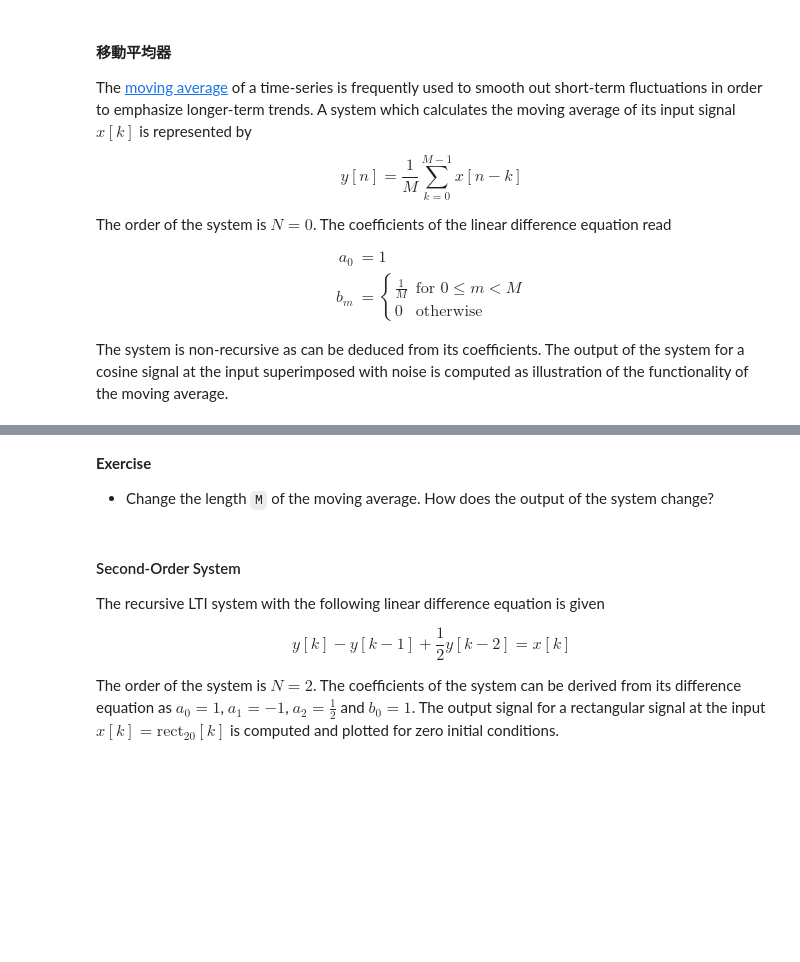
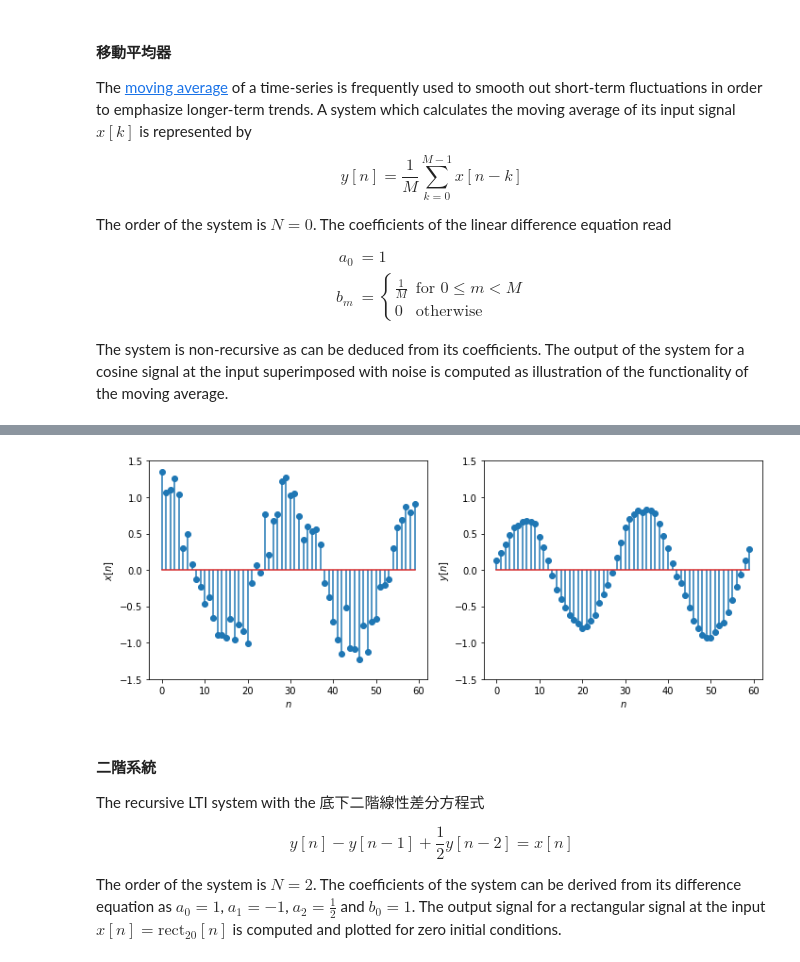
Before and after one commit to luckguy/SS2022, a Jupyter notebook: SS06.ipynb, the cells around one changed output, grey strips where cells are left out. Drawn from its saved outputs; the diff is of its cells as text; code cells hidden in the pictures; blank space fills up the shorter version.

```diff
--- a/SS06.ipynb
+++ b/SS06.ipynb
@@ -129,21 +129,21 @@ M = 10
 a = [1.0]
 b = 1/M * np.ones(M)
 
-k = np.arange(0, 60)
-x = np.cos(2*np.pi/30 * k) + .2 * np.random.normal(size=(len(k)))
+n = np.arange(0, 60)
+x = np.cos(2*np.pi/30 * n) + .2 * np.random.normal(size=(len(n)))
 y = signal.lfilter(b, a, x)
 
 plt.figure(figsize=(10, 4))
 plt.subplot(121)
-plt.stem(k, x)
-plt.xlabel('$k$')
-plt.ylabel(r'$x[k]$')
+plt.stem(n, x,use_line_collection=True)
+plt.xlabel('$n$')
+plt.ylabel(r'$x[n]$')
 plt.ylim([-1.5, 1.5])
 
 plt.subplot(122)
-plt.stem(k, y)
-plt.xlabel('$k$')
-plt.ylabel('$y[k]$')
+plt.stem(n, y,use_line_collection=True)
+plt.xlabel('$n$')
+plt.ylabel('$y[n]$')
 plt.ylim([-1.5, 1.5])
 plt.tight_layout()
 # %% [output]
@@ -151,17 +150,14 @@ plt.tight_layout()
+[figure, added]
-# %% [markdown]
-**Exercise**
-
-* Change the length `M` of the moving average. How does the output of the system change?
 # %% [markdown]
-#### Second-Order System
+#### 二階系統
 
-The recursive LTI system with the following linear difference equation is given
+The recursive LTI system with the 底下二階線性差分方程式
 
 \begin{equation}
-y[k] - y[k-1] + \frac{1}{2} y[k-2] = x[k]
+y[n] - y[n-1] + \frac{1}{2} y[n-2] = x[n]
 \end{equation}
 
-The order of the system is $N=2$. The coefficients of the system can be derived from its difference equation as $a_0 = 1$, $a_1 = -1$, $a_2 = \frac{1}{2}$ and $b_0 = 1$. The output signal for a rectangular signal at the input $x[k] = \text{rect}_{20}[k]$ is computed and plotted for zero initial conditions.
+The order of the system is $N=2$. The coefficients of the system can be derived from its difference equation as $a_0 = 1$, $a_1 = -1$, $a_2 = \frac{1}{2}$ and $b_0 = 1$. The output signal for a rectangular signal at the input $x[n] = \text{rect}_{20}[n]$ is computed and plotted for zero initial conditions.
 # %%
 def rect(k, N):
     return np.where((k >= 0) & (k < N), 1.0, 0.0)
```
Also changed, not shown: parts of 3 cells of this notebook.
